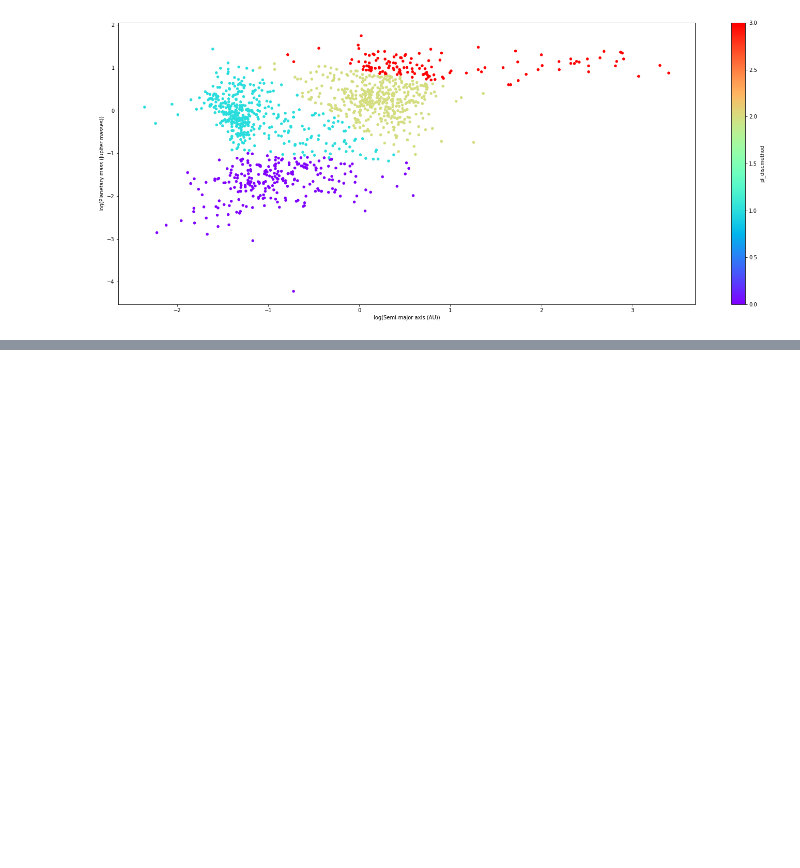
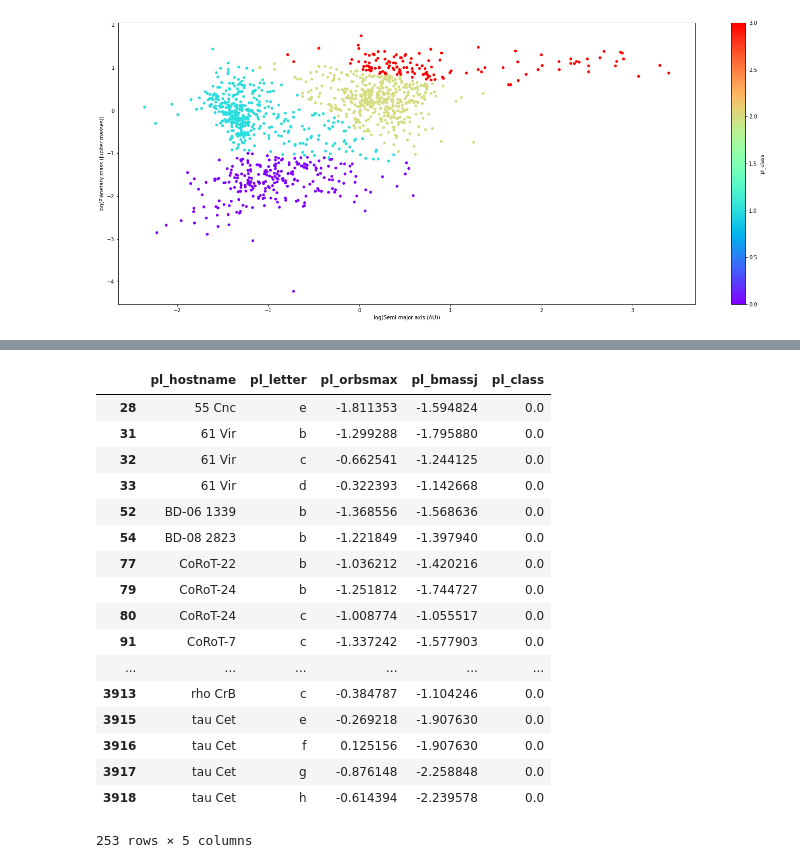
Before and after one commit to OWAINEDWARDS/DSFE-GroupProject, a Jupyter notebook: Clustering.ipynb, the cells around one changed output, grey strips where cells are left out. Saved outputs shown, nothing was run; the diff lists cells and outputs as text; code cells hidden in the pictures; blank space fills up the shorter version.

```diff
--- a/Clustering.ipynb
+++ b/Clustering.ipynb
@@ -9,7 +9,7 @@ from mpl_toolkits.mplot3d import axes3d, Axes3D
 
 oec = pd.read_csv("oec.csv") # load .csv file
 
-massSemiMajor = oec[["pl_orbsmax", "pl_bmassj", "pl_discmethod"]]
+massSemiMajor = oec[["pl_hostname", "pl_letter", "pl_orbsmax", "pl_bmassj"]]
 
 #Logs all values of orbital radius and mass for each exo-planet
 for j in range(len(massSemiMajor)):
@@ -19,7 +19,7 @@ for j in range(len(massSemiMajor)):
 #Removes all exo-planets which have missing data
 massSemiMajor = massSemiMajor[pd.notnull(massSemiMajor['pl_orbsmax'])]
 massSemiMajor = massSemiMajor[pd.notnull(massSemiMajor['pl_bmassj'])]
-massSemiMajor = massSemiMajor[pd.notnull(massSemiMajor['pl_discmethod'])]
+#massSemiMajor = massSemiMajor[pd.notnull(massSemiMajor['pl_discmethod'])]
 # %%
 #Calculates a given euclidean distance for a two given points (2D)
 def euclidean(xp, yp, xc, yc):
@@ -32,7 +32,7 @@ for i in range(k):
     centroids.append([random.uniform(-1.5, 1.5), random.uniform(-3, 1)])
 
 #How many times to run the program, accuracy increases over time
-epochs = 10
+epochs = 30
 for i in range(epochs):
     #Holds all the x and y coordinates for each member of a centroid
     centroidMembers = []
@@ -48,7 +48,7 @@ for i in range(epochs):
 
         x = euclideanDistances.index(min(euclideanDistances))
         centroidMembers[x].append([row['pl_orbsmax'], row['pl_bmassj']])
-        massSemiMajor.at[index , 'pl_discmethod'] = x
+        massSemiMajor.at[index , 'pl_class'] = x
 
     #Adds all X and Y values to seperate arrays to make it easier to calculate the new centroid values
     centroidMembersX = []
@@ -88,0 +93,21 @@ The above graph shows exo-planet clustering, with log of the planetary mass agai
+# %%
+massSemiMajor[massSemiMajor['pl_class']==0]
+# %% [output]
+|  | pl_hostname | pl_letter | pl_orbsmax | pl_bmassj | pl_class |
+| 28 | 55 Cnc | e | -1.811353 | -1.594824 | 0.0 |
+| 31 | 61 Vir | b | -1.299288 | -1.795880 | 0.0 |
+| 32 | 61 Vir | c | -0.662541 | -1.244125 | 0.0 |
+| 33 | 61 Vir | d | -0.322393 | -1.142668 | 0.0 |
+| 52 | BD-06 1339 | b | -1.368556 | -1.568636 | 0.0 |
+| 54 | BD-08 2823 | b | -1.221849 | -1.397940 | 0.0 |
+| 77 | CoRoT-22 | b | -1.036212 | -1.420216 | 0.0 |
+| 79 | CoRoT-24 | b | -1.251812 | -1.744727 | 0.0 |
+| 80 | CoRoT-24 | c | -1.008774 | -1.055517 | 0.0 |
+| 91 | CoRoT-7 | c | -1.337242 | -1.577903 | 0.0 |
+| ... | ... | ... | ... | ... | ... |
+| 3913 | rho CrB | c | -0.384787 | -1.104246 | 0.0 |
+| 3915 | tau Cet | e | -0.269218 | -1.907630 | 0.0 |
+| 3916 | tau Cet | f | 0.125156 | -1.907630 | 0.0 |
+| 3917 | tau Cet | g | -0.876148 | -2.258848 | 0.0 |
+| 3918 | tau Cet | h | -0.614394 | -2.239578 | 0.0 |
+253 rows × 5 columns
```
Also changed, not shown: parts of 3 cells of this notebook.
